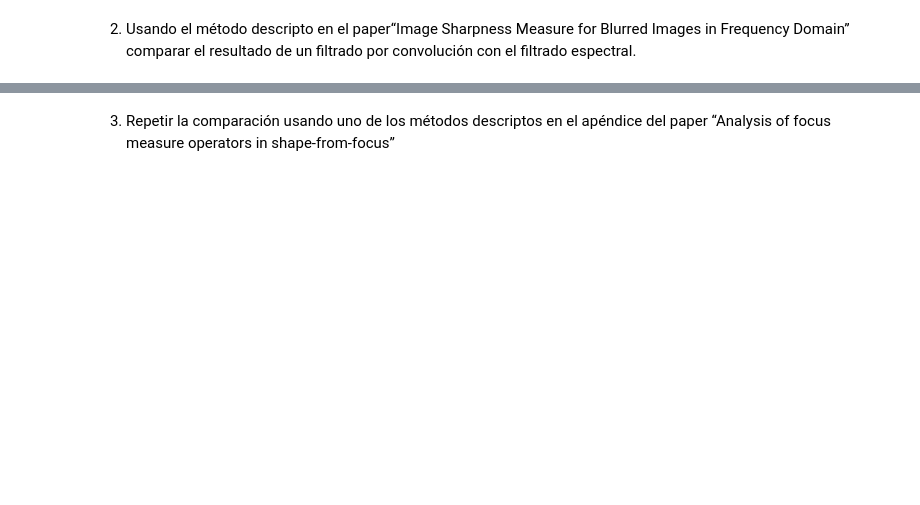
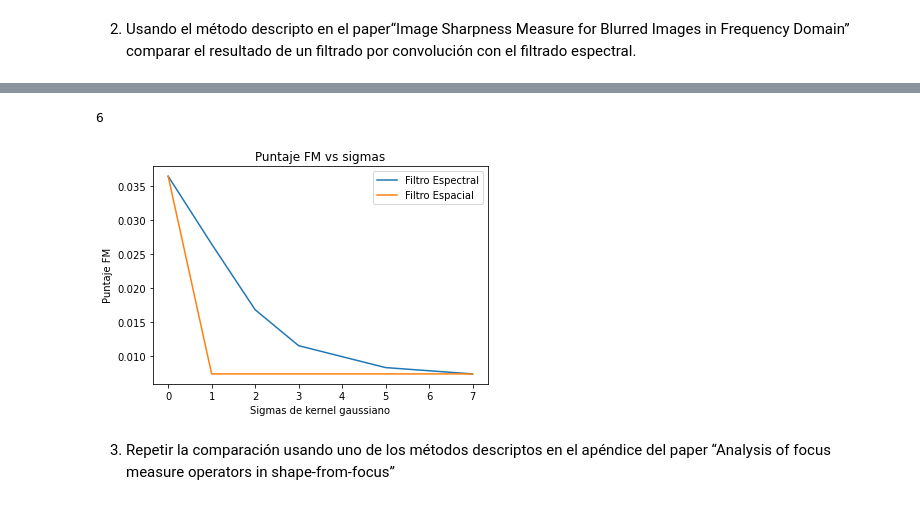
Before and after one commit to manoloacademia/vision_computadora_I, a Jupyter notebook: Material_TPs/TP2/TP2_PabloSegovia.ipynb, the cells around one changed output, grey strips where cells are left out. Cells and saved outputs as stored; diff of their text form; code cells hidden in the pictures; blank space fills up the shorter version.

```diff
--- a/Material_TPs/TP2/TP2_PabloSegovia.ipynb
+++ b/Material_TPs/TP2/TP2_PabloSegovia.ipynb
@@ -28,7 +28,7 @@ def create_gauss_filter(h, w, k_size, sigma):
 
     # Calculamos el tamaño del padding en ambas direcciones
     pad_w = (w-k_size)//2
-    pad_h = (h-k_size)//2
+    pad_h = (h-k_size)//2 +1
 
     # Realizar un padding completando con ceros el kernel
     gaussian = np.pad(gaussian, pad_width=((pad_h,pad_h),(pad_w,pad_w)), mode='constant', constant_values=0)
@@ -94,7 +94,7 @@ for sigma in [1, 2, 3, 4, 5]:
 - Completar explicación.
 # %%
 # Importamos la imagen así conocemos h y w
-img = cv.imread('/Users/manoloacademia/Documents/CEIA/03 - Vision 1/vision_computadora_I/Codigo/Clase3/fft_alfa_pred.png', 0)
+img = cv.imread('fft_alfa_pred.png', 0)
 # %%
 h,w = img.shape
 kernel, kernel_tf = create_gauss_filter(h, w, k_size=15, sigma=3.0)
@@ -179,30 +185,36 @@ plt.show()
 # %%
 # Generamos las imagenes usando un filtro 2D
 # Definimos una función para aplicar un filtro
 def filtro_desenfoque(img, kernel):
     return cv.filter2D(img, -1, kernel)
 
 # Generamos las imagenes vs los sigmas
 fms_des = []
+sigmas = [1, 2, 3, 5, 7]
 
 for sigma in sigmas:
     kernel, _ = calc_img_sigmas(img, sigma)
     img_des = filtro_desenfoque(img, kernel)
     fm_des = calcular_image_quality(img_fft)
     fms_des.append(fm_des)
+
+print(len(fms))
 
 sigmas.insert(0,0)
 fms_des.insert(0,calcular_image_quality(img))
 
 # Graficamos los puntajes de las imágenes vs los sigma
 plt.figure()
 plt.plot(sigmas, fms, label='Filtro Espectral')
 plt.plot(sigmas, fms_des, label='Filtro Espacial')
 plt.title('Puntaje FM vs sigmas')
 plt.xlabel('Sigmas de kernel gaussiano')
 plt.ylabel('Puntaje FM')
 plt.legend()
 plt.show()
+# %% [output]
+6
+[figure, added]
 # %% [markdown]
 3. Repetir la comparación usando uno de los métodos descriptos en el apéndice del paper “Analysis of
 focus measure operators in shape-from-focus”
```
Also changed, not shown: parts of 7 cells of this notebook, 2 other files.
